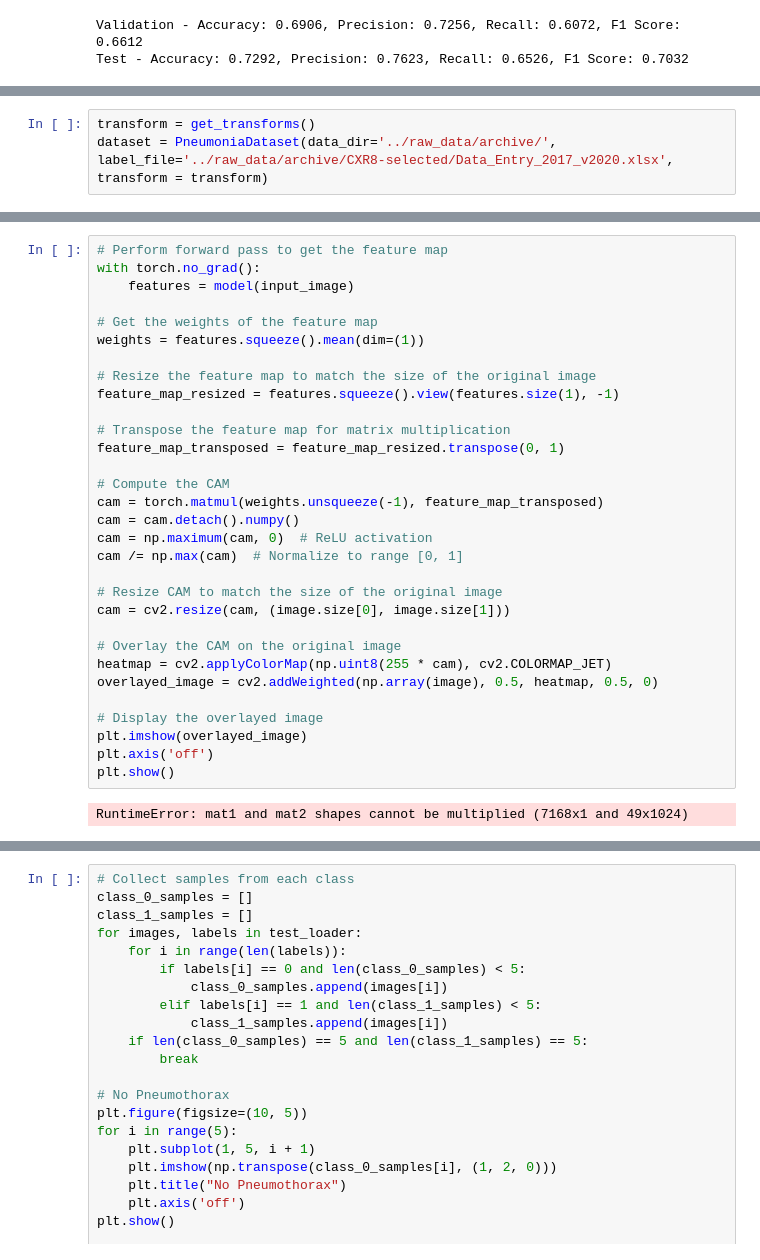
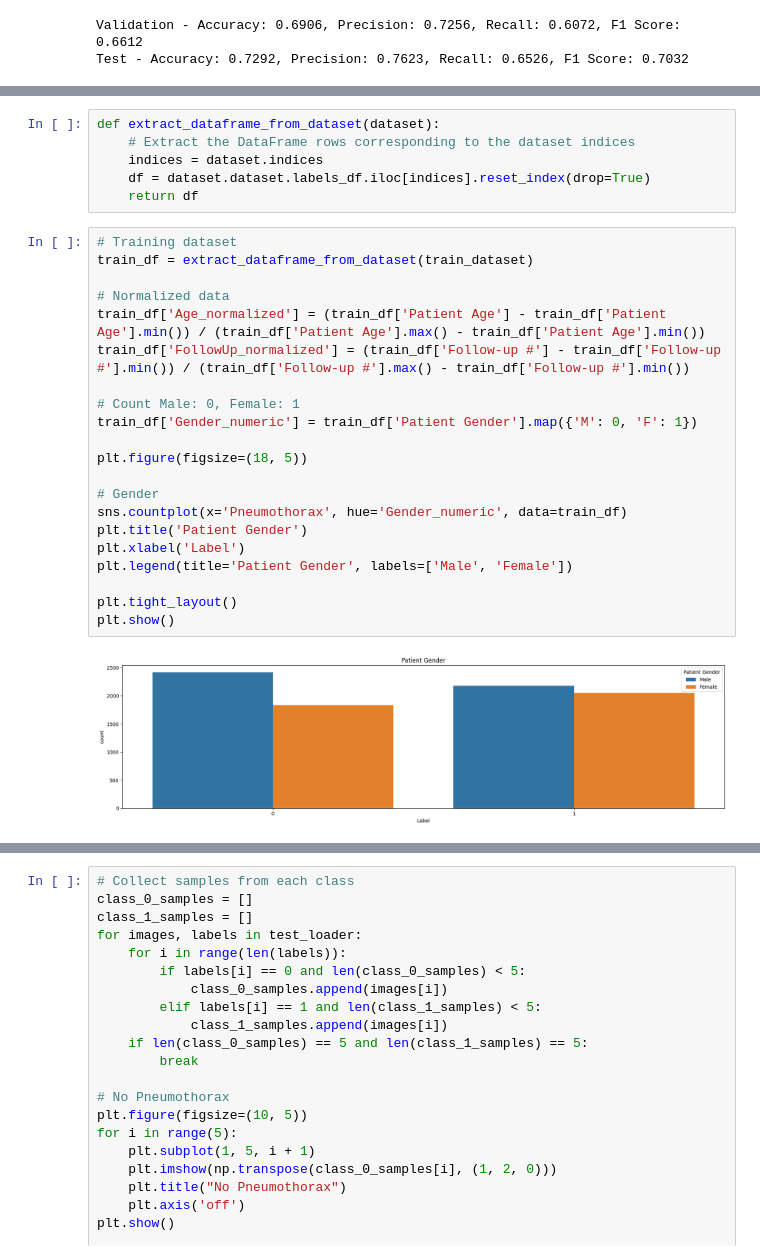
Before and after one commit to sihvn/DeepLearningProject, a Jupyter notebook: chexnet/main.ipynb, the cells around one changed output, grey strips where cells are left out. Saved outputs shown, nothing was run; the diff lists cells and outputs as text.

Commit message:
Added some data visualisation

```diff
--- a/chexnet/main.ipynb
+++ b/chexnet/main.ipynb
@@ -300,3 +254,0 @@ plt.show()
-# %%
-transform = get_transforms()
-dataset = PneumoniaDataset(data_dir='../raw_data/archive/', label_file='../raw_data/archive/CXR8-selected/Data_Entry_2017_v2020.xlsx', transform = transform)
@@ -319,33 +255,29 @@ input_image = preprocess(image).unsqueeze(0)
-# %%
-# Perform forward pass to get the feature map
-with torch.no_grad():
-    features = model(input_image)
-
-# Get the weights of the feature map
-weights = features.squeeze().mean(dim=(1))
-
-# Resize the feature map to match the size of the original image
-feature_map_resized = features.squeeze().view(features.size(1), -1)
-
-# Transpose the feature map for matrix multiplication
-feature_map_transposed = feature_map_resized.transpose(0, 1)
-
-# Compute the CAM
-cam = torch.matmul(weights.unsqueeze(-1), feature_map_transposed)
-cam = cam.detach().numpy()
-cam = np.maximum(cam, 0)  # ReLU activation
-cam /= np.max(cam)  # Normalize to range [0, 1]
-
-# Resize CAM to match the size of the original image
-cam = cv2.resize(cam, (image.size[0], image.size[1]))
-
-# Overlay the CAM on the original image
-heatmap = cv2.applyColorMap(np.uint8(255 * cam), cv2.COLORMAP_JET)
-overlayed_image = cv2.addWeighted(np.array(image), 0.5, heatmap, 0.5, 0)
-
-# Display the overlayed image
-plt.imshow(overlayed_image)
-plt.axis('off')
-plt.show()
-# %% [output]
-RuntimeError: mat1 and mat2 shapes cannot be multiplied (7168x1 and 49x1024)
+# %%
+def extract_dataframe_from_dataset(dataset):
+    # Extract the DataFrame rows corresponding to the dataset indices
+    indices = dataset.indices
+    df = dataset.dataset.labels_df.iloc[indices].reset_index(drop=True)
+    return df
+# %%
+# Training dataset
+train_df = extract_dataframe_from_dataset(train_dataset)
+
+# Normalized data
+train_df['Age_normalized'] = (train_df['Patient Age'] - train_df['Patient Age'].min()) / (train_df['Patient Age'].max() - train_df['Patient Age'].min())
+train_df['FollowUp_normalized'] = (train_df['Follow-up #'] - train_df['Follow-up #'].min()) / (train_df['Follow-up #'].max() - train_df['Follow-up #'].min())
+
+# Count Male: 0, Female: 1
+train_df['Gender_numeric'] = train_df['Patient Gender'].map({'M': 0, 'F': 1})
+
+plt.figure(figsize=(18, 5))
+
+# Gender
+sns.countplot(x='Pneumothorax', hue='Gender_numeric', data=train_df)
+plt.title('Patient Gender')
+plt.xlabel('Label')
+plt.legend(title='Patient Gender', labels=['Male', 'Female'])
+
+plt.tight_layout()
+plt.show()
+# %% [output]
+[figure, added]
```
Also changed, not shown: parts of 9 cells of this notebook.
